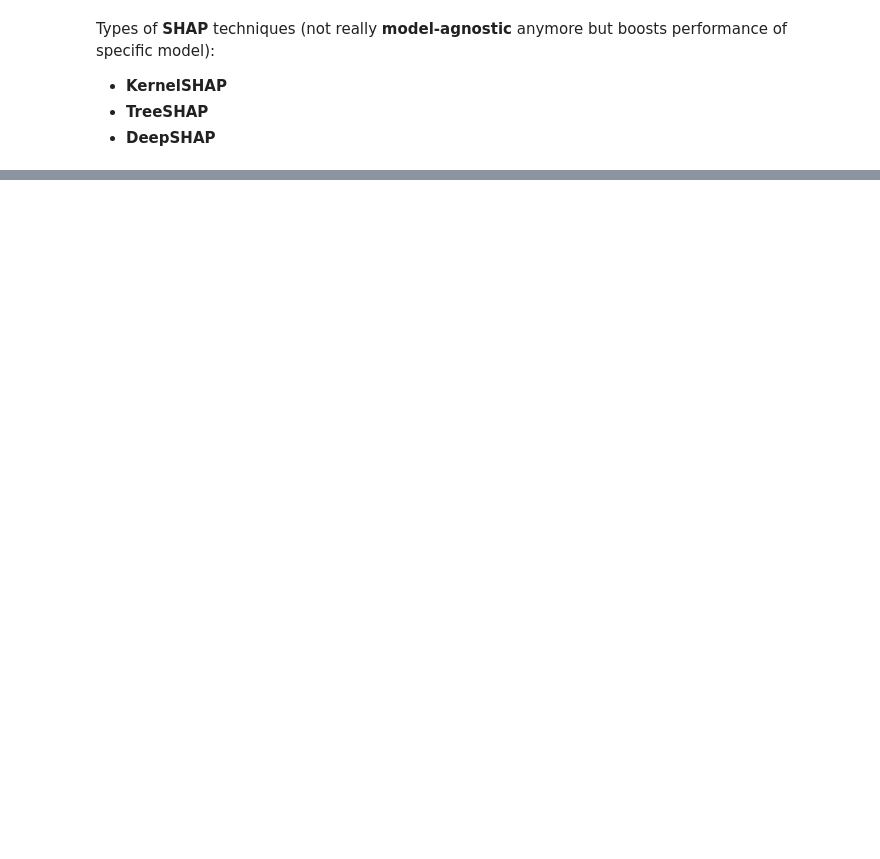
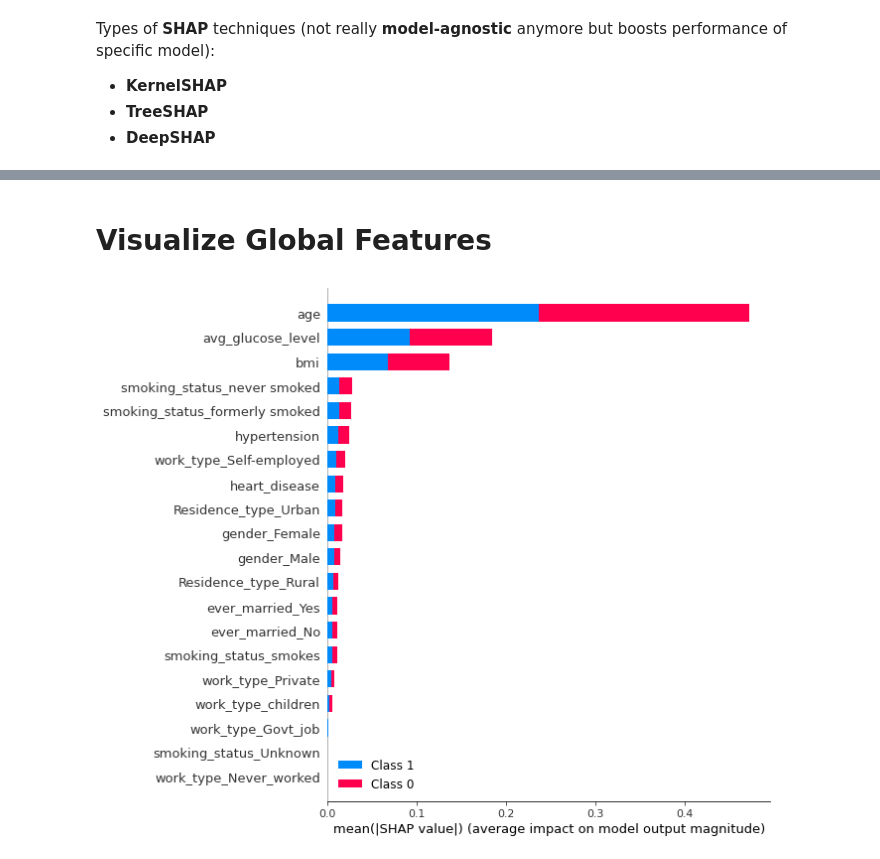
Before and after one commit to dgtzm99/SHAP-Methods-for-Model-Explainability, a Jupyter notebook: XAI3.ipynb, the cells around one changed output, grey strips where cells are left out. Saved outputs shown, nothing was run; the diff lists cells and outputs as text; code cells hidden in the pictures; blank space fills up the shorter version.

Commit message:
shap vid finished

```diff
--- a/XAI3.ipynb
+++ b/XAI3.ipynb
@@ -69,0 +104,15 @@ $$2^{10} = 1024$$ <br>
+# %%
+def oversample(X_train, y_train):
+        oversample = RandomOverSampler(sampling_strategy='minority')
+        # Convert to numpy and oversample
+        x_np = X_train.to_numpy()
+        y_np = y_train.to_numpy()
+        x_np, y_np = oversample.fit_resample(x_np, y_np)
+        # Convert back to pandas
+        x_over = pd.DataFrame(x_np, columns=X_train.columns)
+        y_over = pd.Series(y_np, name=y_train.name)
+        return x_over, y_over
+# %%
+X_train, y_train = oversample(X_train, y_train)
+print(X_train.shape)
+print(X_test.shape)
@@ -69,0 +125,6 @@ $$2^{10} = 1024$$ <br>
+# %%
+rf = RandomForestClassifier()
+rf.fit(X_train, y_train)
+y_pred = rf.predict(X_test)
+print(f"F1 Score {f1_score(y_test, y_pred, average='macro')}")
+print(f"Accuracy {accuracy_score(y_test, y_pred)}")
@@ -69,0 +138,9 @@ $$2^{10} = 1024$$ <br>
+# %%
+# computes polinomial time the shapley values,
+# not exponential anymore
+explainer = shap.TreeExplainer(rf)
+# Calculate shapley values for test data
+start_index = 1
+end_index = 2
+shap_values = explainer.shap_values(X_test[start_index:end_index])
+X_test[start_index:end_index]
@@ -69,0 +193,7 @@ $$2^{10} = 1024$$ <br>
+# %% [markdown]
+# Visualize Global Features
+# %%
+# Feature summary
+shap.summary_plot(shap_values, X_test)
+# %% [output]
+[figure, added]
```
Also changed, not shown: parts of 15 cells of this notebook, 3 other files.
